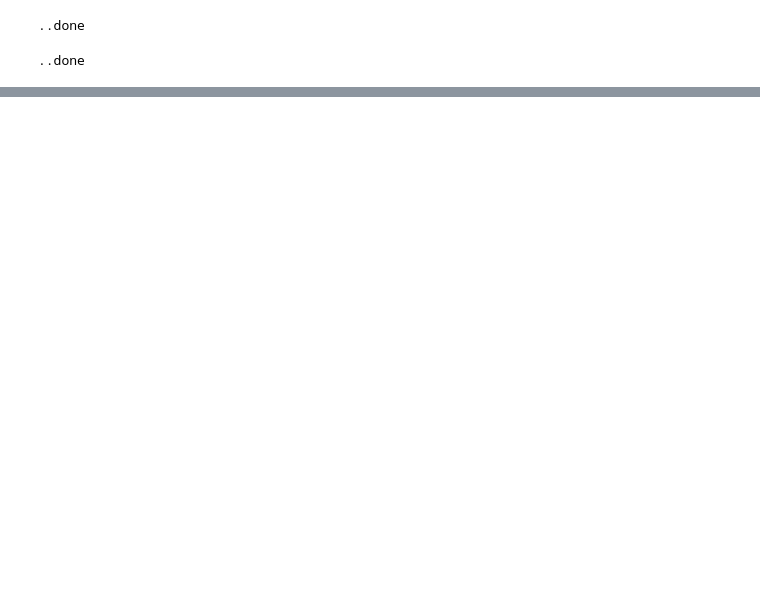
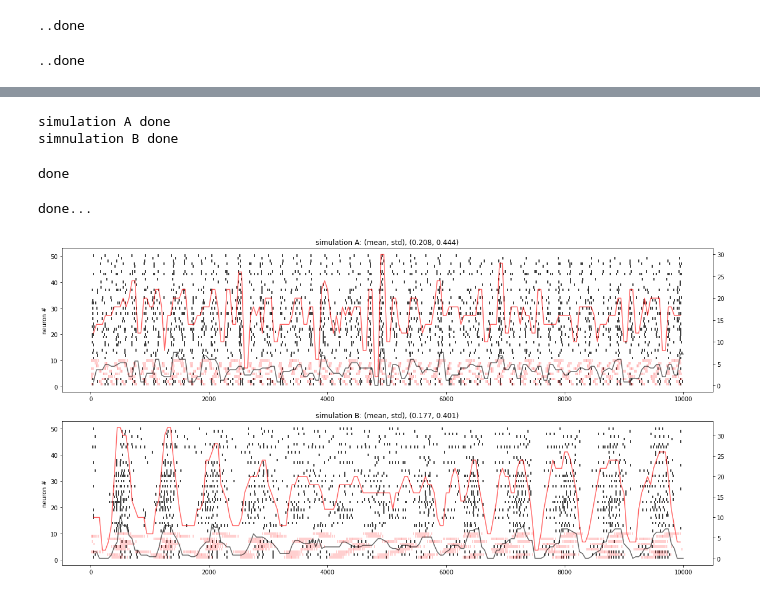
Before and after one commit to dhadjia1/epilepsy_kuramoto, a Jupyter notebook: izhi/main_simulation_izhi.ipynb, the cells around one changed output, grey strips where cells are left out. Drawn from its saved outputs; the diff is of its cells as text; code cells hidden in the pictures; blank space fills up the shorter version.

```diff
--- a/izhi/main_simulation_izhi.ipynb
+++ b/izhi/main_simulation_izhi.ipynb
@@ -274,0 +283,55 @@ plt.show()
+# %%
+net_A_voltages, net_A_times = izhi_net_A.simulate_izhi_network(tstop=10000., verbose=False)
+print('simulation A done')
+net_B_voltages, net_B_times = izhi_net_B.simulate_izhi_network(tstop=10000., verbose=False)
+print('simnulation B done')
+# %% [output]
+simulation A done
+simnulation B done
+# %%
+tA = np.tile(net_A_times, (len(net_A_voltages),1))
+tB = np.tile(net_B_times, (len(net_B_voltages),1))
+
+spike_times_netA, spike_lst_netA = extract_spikes(net_A_voltages, tA)
+spike_times_netB, spike_lst_netB = extract_spikes(net_B_voltages, tB)
+
+binned_network_activity_netA, binned_times_netA = bin_activity(tA, spike_lst_netA, nneurons, chunk=chunk)
+binned_network_activity_netB, binned_times_netB = bin_activity(tB, spike_lst_netB, nneurons, chunk=chunk)
+
+print('done')
+# %% [output]
+done
+# %%
+network_activation_netA = get_PSTH(binned_network_activity_netA, nneurons, chunk/1000., filt=True)
+network_activation_netB = get_PSTH(binned_network_activity_netB, nneurons, chunk/1000., filt=True)
+
+activity_netA_mean, activity_netA_std = np.mean(binned_network_activity_netA), np.std(binned_network_activity_netA)
+activity_netB_mean, activity_netB_std = np.mean(binned_network_activity_netB), np.std(binned_network_activity_netB)
+
+print('done...')
+# %% [output]
+done...
+# %%
+%matplotlib inline
+fig, (ax1, ax2) = plt.subplots(2,1, figsize=(20,10))
+for i in xrange(len(spike_times_netA)):
+    ax1.vlines(spike_times_netA[i], i + 0.5, i + 1.5,)
+    ax2.vlines(spike_times_netB[i], i + 0.5, i + 1.5,)
+    ax1.set_ylabel('neuron #')
+    ax2.set_ylabel('neuron #')
+
+ax11 = ax1.twinx()
+ax11.plot(binned_times_A[0], network_activation_A, c='r', alpha=0.60)
+ax11.plot(binned_times_netA[0], network_activation_netA, c='black', alpha=0.60)
+ax22 = ax2.twinx()
+ax22.plot(binned_times_A[0], network_activation_B, c='r', alpha=0.60)
+ax22.plot(binned_times_netB[0], network_activation_netB, c='black', alpha=0.60)
+
+ax1.set_title('simulation A: (mean, std), (%0.3f, %0.3f)' % (activity_netA_mean, activity_netA_std))
+ax2.set_title('simulation B: (mean, std), (%0.3f, %0.3f)' % (activity_netB_mean, activity_netB_std))
+
+for i in xrange(len(spike_times_A)):
+    ax1.vlines(spike_times_A[i], i + 0.5, i + 1.5, 'r', alpha=0.25)
+    ax2.vlines(spike_times_B[i], i + 0.5, i + 1.5, 'r', alpha=0.25)
+# %% [output]
+[figure, added]
```
Also changed, not shown: parts of 8 cells of this notebook, 1 other file.
